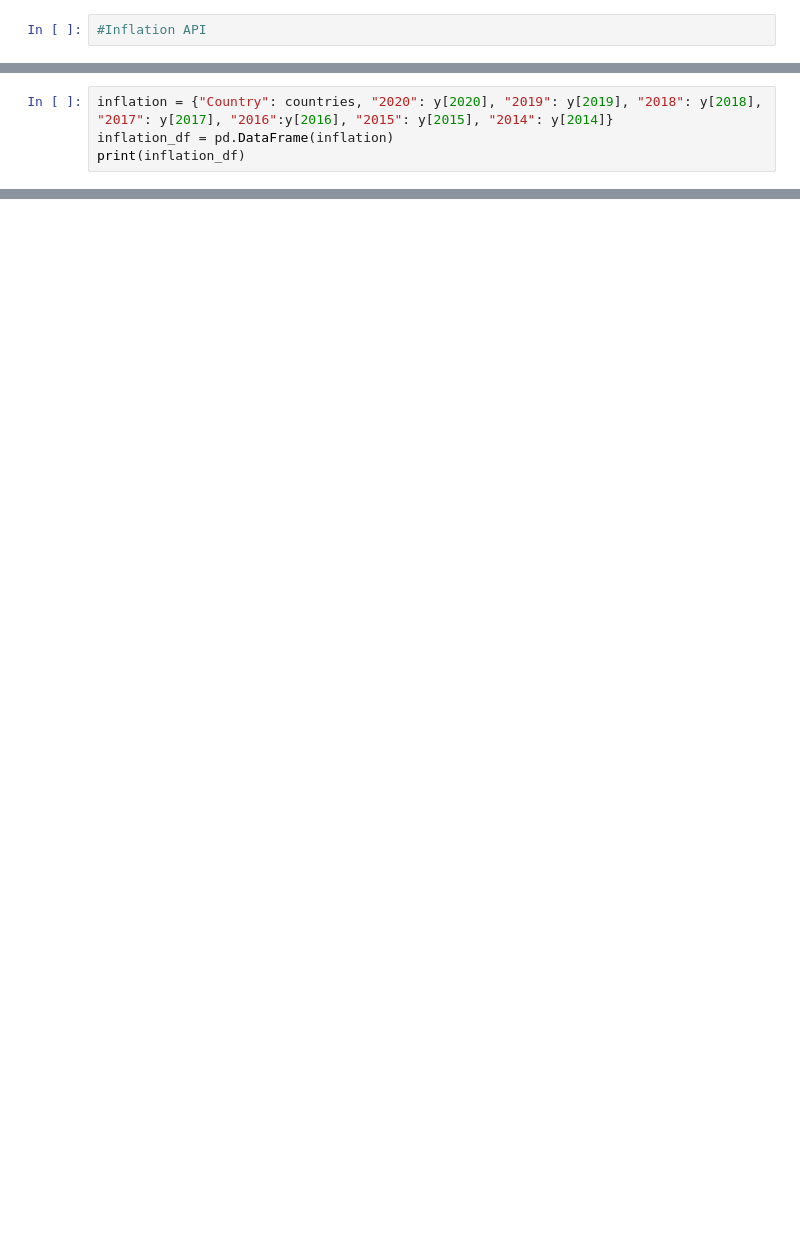
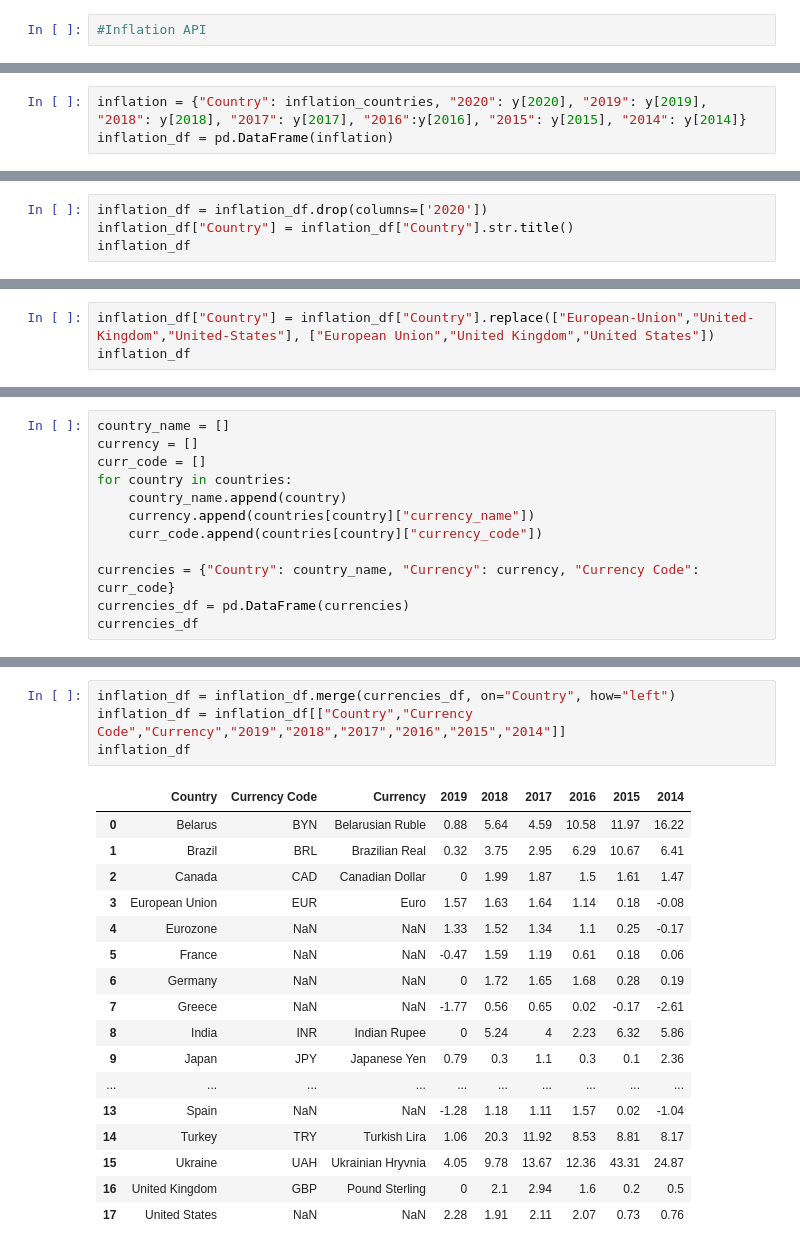
Before and after one commit to kmspitzer/Exchange-Rate-Project, a Jupyter notebook: Inflation_Data.ipynb, the cells around one changed output, grey strips where cells are left out. Saved outputs shown, nothing was run; the diff lists cells and outputs as text; blank space fills up the shorter version.

Commit message:
pushing Inflation charts

```diff
--- a/Inflation_Data.ipynb
+++ b/Inflation_Data.ipynb
@@ -23,6 +25,5 @@ for year in years:
         response = requests.get(base_url,params).json()
         y[year].append(response)
 # %%
-inflation = {"Country": countries, "2020": y[2020], "2019": y[2019], "2018": y[2018], "2017": y[2017], "2016":y[2016], "2015": y[2015], "2014": y[2014]}
+inflation = {"Country": inflation_countries, "2020": y[2020], "2019": y[2019], "2018": y[2018], "2017": y[2017], "2016":y[2016], "2015": y[2015], "2014": y[2014]}
 inflation_df = pd.DataFrame(inflation)
-print(inflation_df)
@@ -30,0 +30,4 @@ print(inflation_df)
+# %%
+inflation_df = inflation_df.drop(columns=['2020'])
+inflation_df["Country"] = inflation_df["Country"].str.title()
+inflation_df
@@ -30,0 +52,3 @@ print(inflation_df)
+# %%
+inflation_df["Country"] = inflation_df["Country"].replace(["European-Union","United-Kingdom","United-States"], ["European Union","United Kingdom","United States"])
+inflation_df
@@ -30,0 +73,12 @@ print(inflation_df)
+# %%
+country_name = []
+currency = []
+curr_code = []
+for country in countries:
+    country_name.append(country)
+    currency.append(countries[country]["currency_name"])
+    curr_code.append(countries[country]["currency_code"])
+
+currencies = {"Country": country_name, "Currency": currency, "Currency Code": curr_code}
+currencies_df = pd.DataFrame(currencies)
+currencies_df
@@ -30,0 +104,22 @@ print(inflation_df)
+# %%
+inflation_df = inflation_df.merge(currencies_df, on="Country", how="left")
+inflation_df = inflation_df[["Country","Currency Code","Currency","2019","2018","2017","2016","2015","2014"]]
+inflation_df
+# %% [output]
+|  | Country | Currency Code | Currency | 2019 | 2018 | 2017 | 2016 | 2015 | 2014 |
+| 0 | Belarus | BYN | Belarusian Ruble | 0.88 | 5.64 | 4.59 | 10.58 | 11.97 | 16.22 |
+| 1 | Brazil | BRL | Brazilian Real | 0.32 | 3.75 | 2.95 | 6.29 | 10.67 | 6.41 |
+| 2 | Canada | CAD | Canadian Dollar | 0 | 1.99 | 1.87 | 1.5 | 1.61 | 1.47 |
+| 3 | European Union | EUR | Euro | 1.57 | 1.63 | 1.64 | 1.14 | 0.18 | -0.08 |
+| 4 | Eurozone | NaN | NaN | 1.33 | 1.52 | 1.34 | 1.1 | 0.25 | -0.17 |
+| 5 | France | NaN | NaN | -0.47 | 1.59 | 1.19 | 0.61 | 0.18 | 0.06 |
+| 6 | Germany | NaN | NaN | 0 | 1.72 | 1.65 | 1.68 | 0.28 | 0.19 |
+| 7 | Greece | NaN | NaN | -1.77 | 0.56 | 0.65 | 0.02 | -0.17 | -2.61 |
+| 8 | India | INR | Indian Rupee | 0 | 5.24 | 4 | 2.23 | 6.32 | 5.86 |
+| 9 | Japan | JPY | Japanese Yen | 0.79 | 0.3 | 1.1 | 0.3 | 0.1 | 2.36 |
+| ... | ... | ... | ... | ... | ... | ... | ... | ... | ... |
+| 13 | Spain | NaN | NaN | -1.28 | 1.18 | 1.11 | 1.57 | 0.02 | -1.04 |
+| 14 | Turkey | TRY | Turkish Lira | 1.06 | 20.3 | 11.92 | 8.53 | 8.81 | 8.17 |
+| 15 | Ukraine | UAH | Ukrainian Hryvnia | 4.05 | 9.78 | 13.67 | 12.36 | 43.31 | 24.87 |
+| 16 | United Kingdom | GBP | Pound Sterling | 0 | 2.1 | 2.94 | 1.6 | 0.2 | 0.5 |
+| 17 | United States | NaN | NaN | 2.28 | 1.91 | 2.11 | 2.07 | 0.73 | 0.76 |
```
Also changed, not shown: parts of 10 cells of this notebook, 19 other files.
